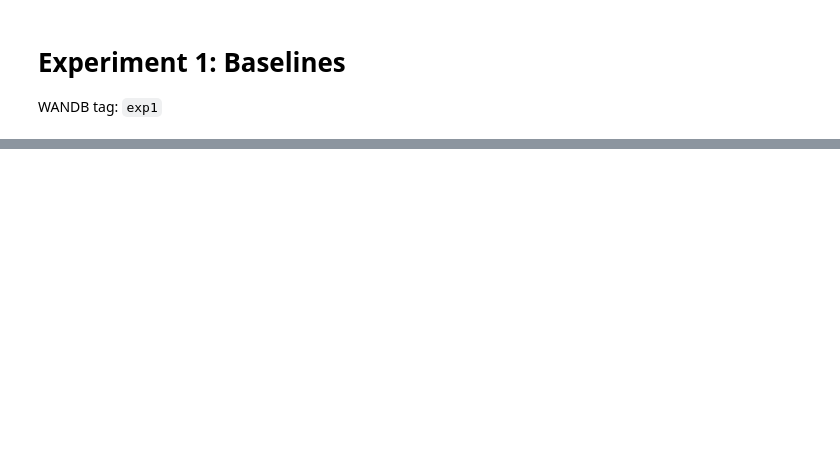
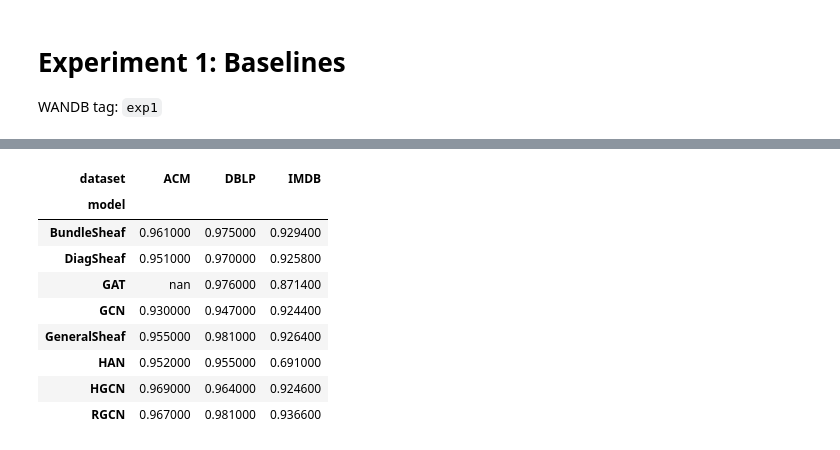
Before and after one commit to AspieCoder1/mphil-acs-repo, a Jupyter notebook: analysis/baselines.ipynb, the cells around one changed output, grey strips where cells are left out. Cells and saved outputs as stored; diff of their text form; code cells hidden in the pictures; blank space fills up the shorter version.

```diff
--- a/analysis/baselines.ipynb
+++ b/analysis/baselines.ipynb
@@ -70 +70,15 @@ grouped.style.highlight_max(color='blue')
 | RGCN | 0.956800 | 0.969600 | 0.930500 |
+# %%
+grouped_max = grouped["test_accuracy"]["max"].unstack()
+grouped_max.style.highlight_max(color='blue')
+# %% [output]
+| dataset | ACM | DBLP | IMDB |
+| model |  |  |  |
+| BundleSheaf | 0.961000 | 0.975000 | 0.929400 |
+| DiagSheaf | 0.951000 | 0.970000 | 0.925800 |
+| GAT | nan | 0.976000 | 0.871400 |
+| GCN | 0.930000 | 0.947000 | 0.924400 |
+| GeneralSheaf | 0.955000 | 0.981000 | 0.926400 |
+| HAN | 0.952000 | 0.955000 | 0.691000 |
+| HGCN | 0.969000 | 0.964000 | 0.924600 |
+| RGCN | 0.967000 | 0.981000 | 0.936600 |
```
Also changed, not shown: parts of 4 cells of this notebook.
